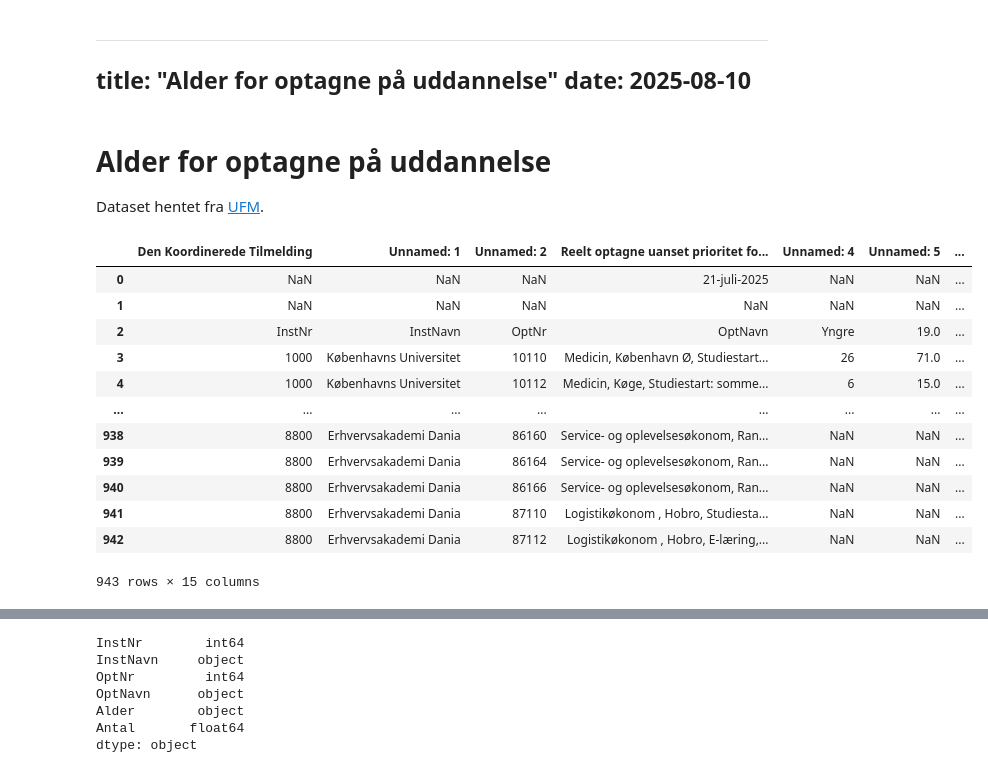
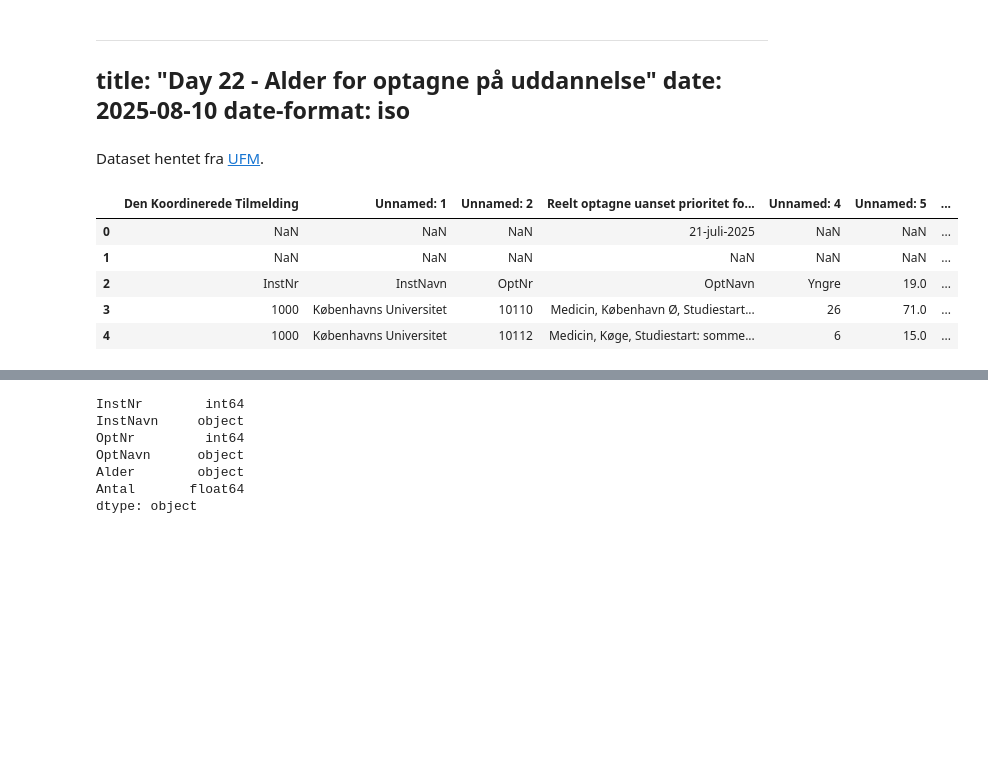
Before and after one commit to JonSkogland/lokopu.github.io, a Jupyter notebook: posts/Day 22 - Alder for optagne.ipynb, the cells around one changed output, grey strips where cells are left out. Drawn from its saved outputs; the diff is of its cells as text; code cells hidden in the pictures; blank space fills up the shorter version.

Commit message:
formatting changes and rewrite of bio

```diff
--- a/posts/Day 22 - Alder for optagne.ipynb
+++ b/posts/Day 22 - Alder for optagne.ipynb
@@ -1,10 +1,10 @@
 # %% [markdown]
 ---
-title: "Alder for optagne på uddannelse"
+title: "Day 22 - Alder for optagne på uddannelse"
 date: 2025-08-10
+date-format: iso
 ---
 # %% [markdown]
-# Alder for optagne på uddannelse
 Dataset hentet fra [UFM](https://ufm.dk/uddannelse/statistik-og-analyser/sogning-og-optag-pa-videregaende-uddannelser/grundtal-om-sogning-og-optag/ansogere-og-optagne-fordelt-pa-kon-alder-og-adgangsgrundlag).
 # %%
 import pandas as pd
@@ -18,21 +18,14 @@ warnings.filterwarnings(
 # %%
 df = pd.read_excel("data/day22/Reelt optagne_alder.xlsx")
 # %%
-df
+df.head(5)
 # %% [output]
 |  | Den Koordinerede Tilmelding | Unnamed: 1 | Unnamed: 2 | Reelt optagne uanset prioritet fo... | Unnamed: 4 | Unnamed: 5 | ... |
 | 0 | NaN | NaN | NaN | 21-juli-2025 | NaN | NaN | ... |
 | 1 | NaN | NaN | NaN | NaN | NaN | NaN | ... |
 | 2 | InstNr | InstNavn | OptNr | OptNavn | Yngre | 19.0 | ... |
 | 3 | 1000 | Københavns Universitet | 10110 | Medicin, København Ø, Studiestart... | 26 | 71.0 | ... |
 | 4 | 1000 | Københavns Universitet | 10112 | Medicin, Køge, Studiestart: somme... | 6 | 15.0 | ... |
-| ... | ... | ... | ... | ... | ... | ... | ... |
-| 938 | 8800 | Erhvervsakademi Dania | 86160 | Service- og oplevelsesøkonom, Ran... | NaN | NaN | ... |
-| 939 | 8800 | Erhvervsakademi Dania | 86164 | Service- og oplevelsesøkonom, Ran... | NaN | NaN | ... |
-| 940 | 8800 | Erhvervsakademi Dania | 86166 | Service- og oplevelsesøkonom, Ran... | NaN | NaN | ... |
-| 941 | 8800 | Erhvervsakademi Dania | 87110 | Logistikøkonom , Hobro, Studiesta... | NaN | NaN | ... |
-| 942 | 8800 | Erhvervsakademi Dania | 87112 | Logistikøkonom , Hobro, E-læring,... | NaN | NaN | ... |
-943 rows × 15 columns
 # %%
 # Fjerne 2 første rækker
 df = df.iloc[2:,:]
```
Also changed, not shown: parts of 2 cells of this notebook, 3 other files.
